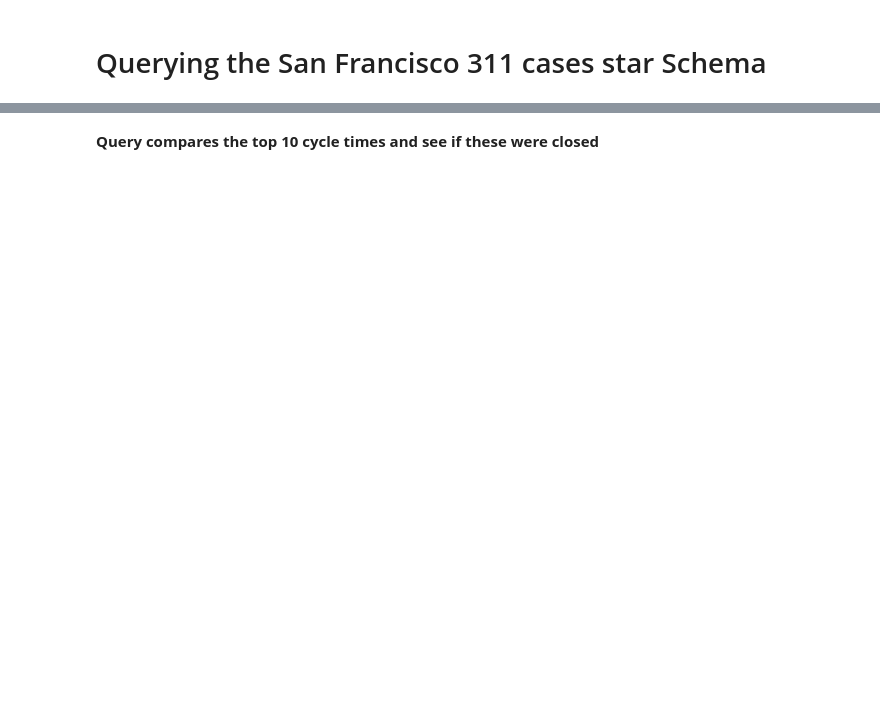
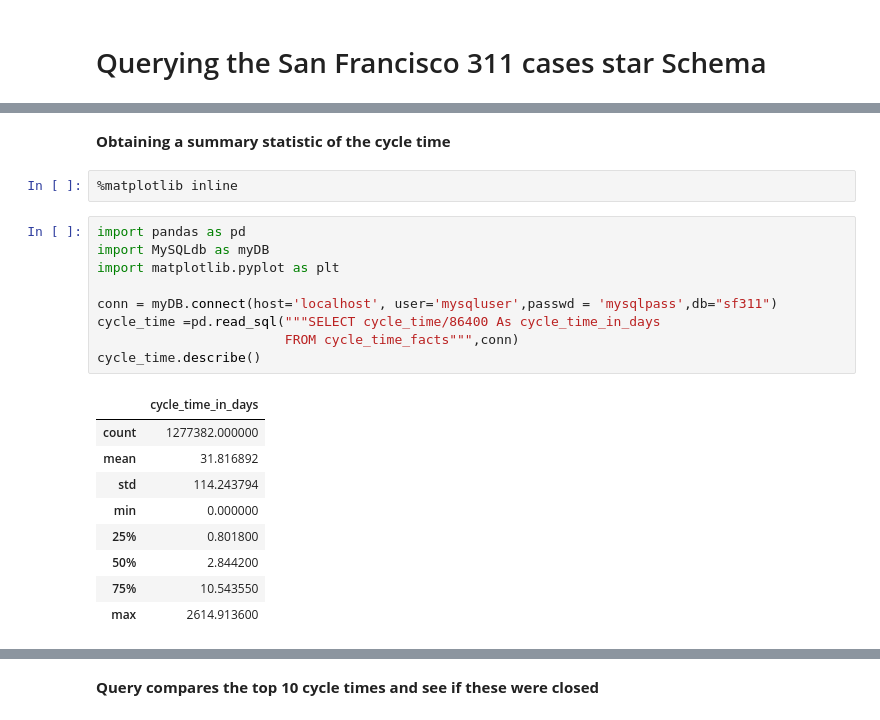
Before and after one commit to nriyer/star_schema, a Jupyter notebook: pelamoko_iyer.ipynb, the cells around one changed output, grey strips where cells are left out. Drawn from its saved outputs; the diff is of its cells as text; blank space fills up the shorter version.

```diff
--- a/pelamoko_iyer.ipynb
+++ b/pelamoko_iyer.ipynb
@@ -815,0 +807,23 @@ FROM cycle_time_facts
+# %% [markdown]
+**Obtaining a summary statistic of the cycle time**
+# %%
+%matplotlib inline
+# %%
+import pandas as pd
+import MySQLdb as myDB
+import matplotlib.pyplot as plt
+
+conn = myDB.connect(host='localhost', user='mysqluser',passwd = 'mysqlpass',db="sf311")
+cycle_time =pd.read_sql("""SELECT cycle_time/86400 As cycle_time_in_days
+                        FROM cycle_time_facts""",conn)
+cycle_time.describe()
+# %% [output]
+|  | cycle_time_in_days |
+| count | 1277382.000000 |
+| mean | 31.816892 |
+| std | 114.243794 |
+| min | 0.000000 |
+| 25% | 0.801800 |
+| 50% | 2.844200 |
+| 75% | 10.543550 |
+| max | 2614.913600 |
```
Also changed, not shown: parts of 12 cells of this notebook.
